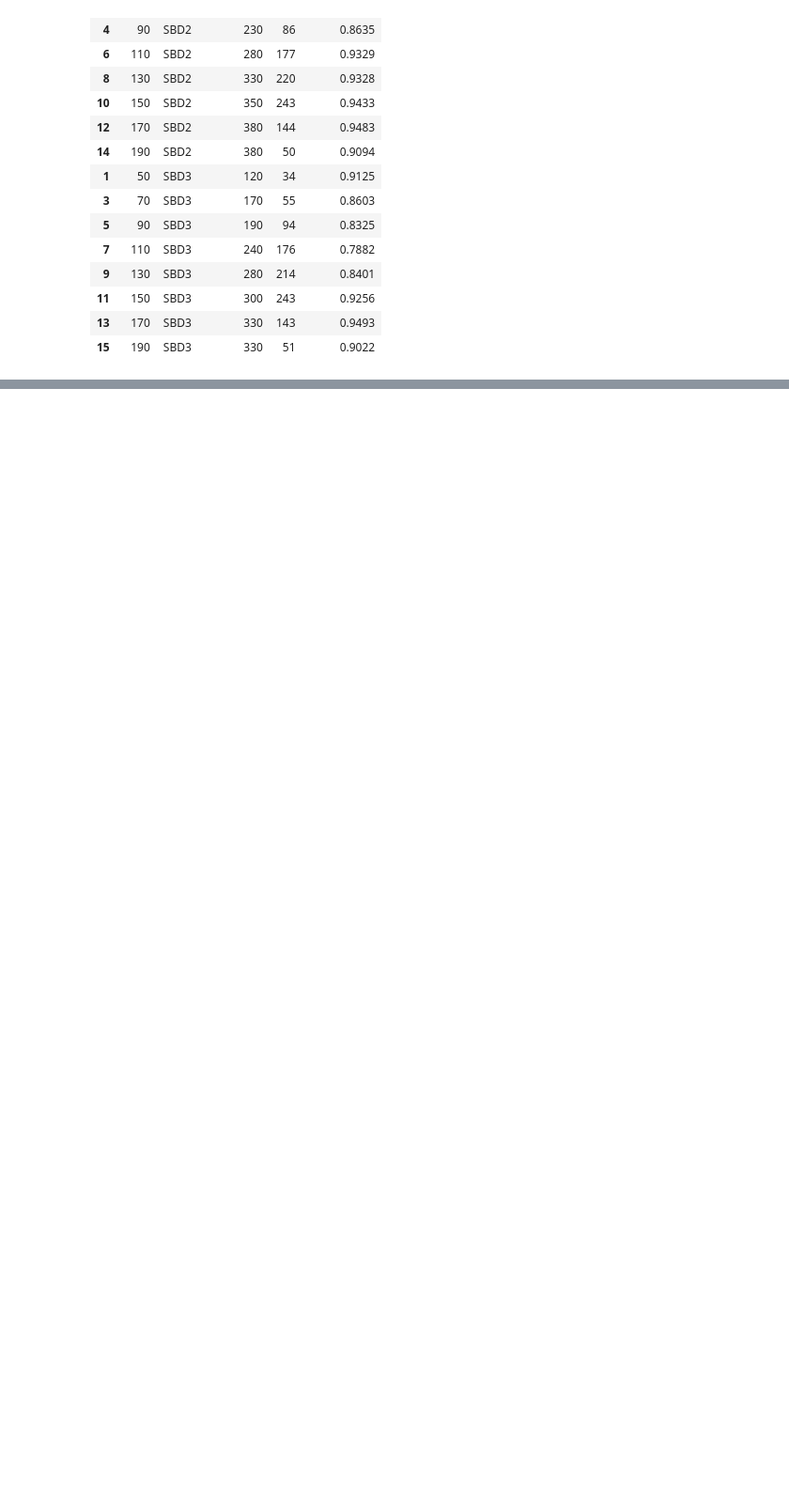
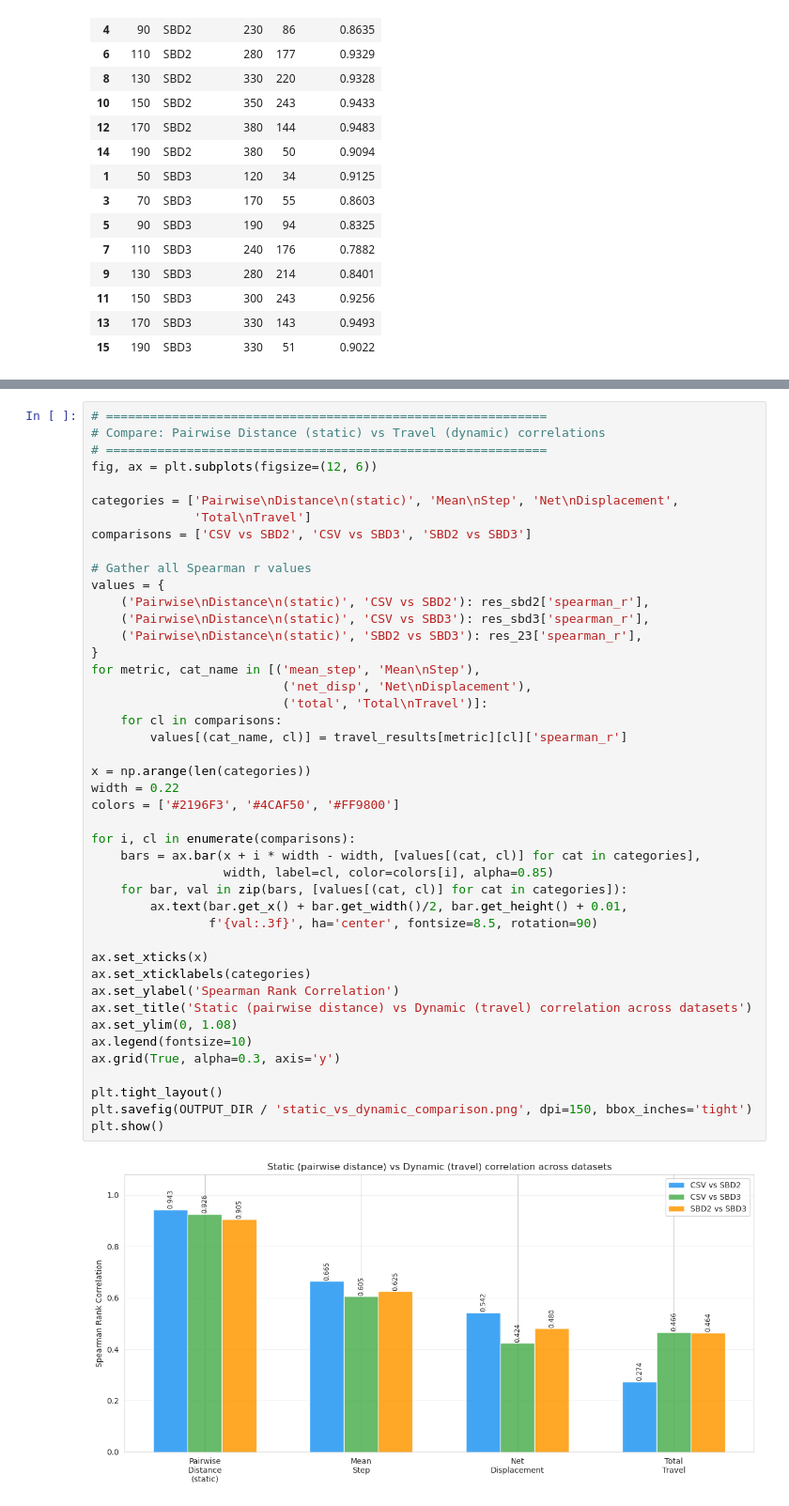
Before and after one commit to IcyFermion/embryogenesis, a Jupyter notebook: cbriggsae_comparison/analysis.ipynb, the cells around one changed output, grey strips where cells are left out. Shown at 94% size. Drawn from its saved outputs; the diff is of its cells as text; blank space fills up the shorter version.

```diff
--- a/cbriggsae_comparison/analysis.ipynb
+++ b/cbriggsae_comparison/analysis.ipynb
@@ -573,0 +720,46 @@ Correlation sweep across timepoints:
+# %%
+# ============================================================
+# Compare: Pairwise Distance (static) vs Travel (dynamic) correlations
+# ============================================================
+fig, ax = plt.subplots(figsize=(12, 6))
+
+categories = ['Pairwise\nDistance\n(static)', 'Mean\nStep', 'Net\nDisplacement',
+              'Total\nTravel']
+comparisons = ['CSV vs SBD2', 'CSV vs SBD3', 'SBD2 vs SBD3']
+
+# Gather all Spearman r values
+values = {
+    ('Pairwise\nDistance\n(static)', 'CSV vs SBD2'): res_sbd2['spearman_r'],
+    ('Pairwise\nDistance\n(static)', 'CSV vs SBD3'): res_sbd3['spearman_r'],
+    ('Pairwise\nDistance\n(static)', 'SBD2 vs SBD3'): res_23['spearman_r'],
+}
+for metric, cat_name in [('mean_step', 'Mean\nStep'),
+                          ('net_disp', 'Net\nDisplacement'),
+                          ('total', 'Total\nTravel')]:
+    for cl in comparisons:
+        values[(cat_name, cl)] = travel_results[metric][cl]['spearman_r']
+
+x = np.arange(len(categories))
+width = 0.22
+colors = ['#2196F3', '#4CAF50', '#FF9800']
+
+for i, cl in enumerate(comparisons):
+    bars = ax.bar(x + i * width - width, [values[(cat, cl)] for cat in categories],
+                  width, label=cl, color=colors[i], alpha=0.85)
+    for bar, val in zip(bars, [values[(cat, cl)] for cat in categories]):
+        ax.text(bar.get_x() + bar.get_width()/2, bar.get_height() + 0.01,
+                f'{val:.3f}', ha='center', fontsize=8.5, rotation=90)
+
+ax.set_xticks(x)
+ax.set_xticklabels(categories)
+ax.set_ylabel('Spearman Rank Correlation')
+ax.set_title('Static (pairwise distance) vs Dynamic (travel) correlation across datasets')
+ax.set_ylim(0, 1.08)
+ax.legend(fontsize=10)
+ax.grid(True, alpha=0.3, axis='y')
+
+plt.tight_layout()
+plt.savefig(OUTPUT_DIR / 'static_vs_dynamic_comparison.png', dpi=150, bbox_inches='tight')
+plt.show()
+# %% [output]
+[figure, added]
```
Also changed, not shown: parts of 16 cells of this notebook, 23 other files.
